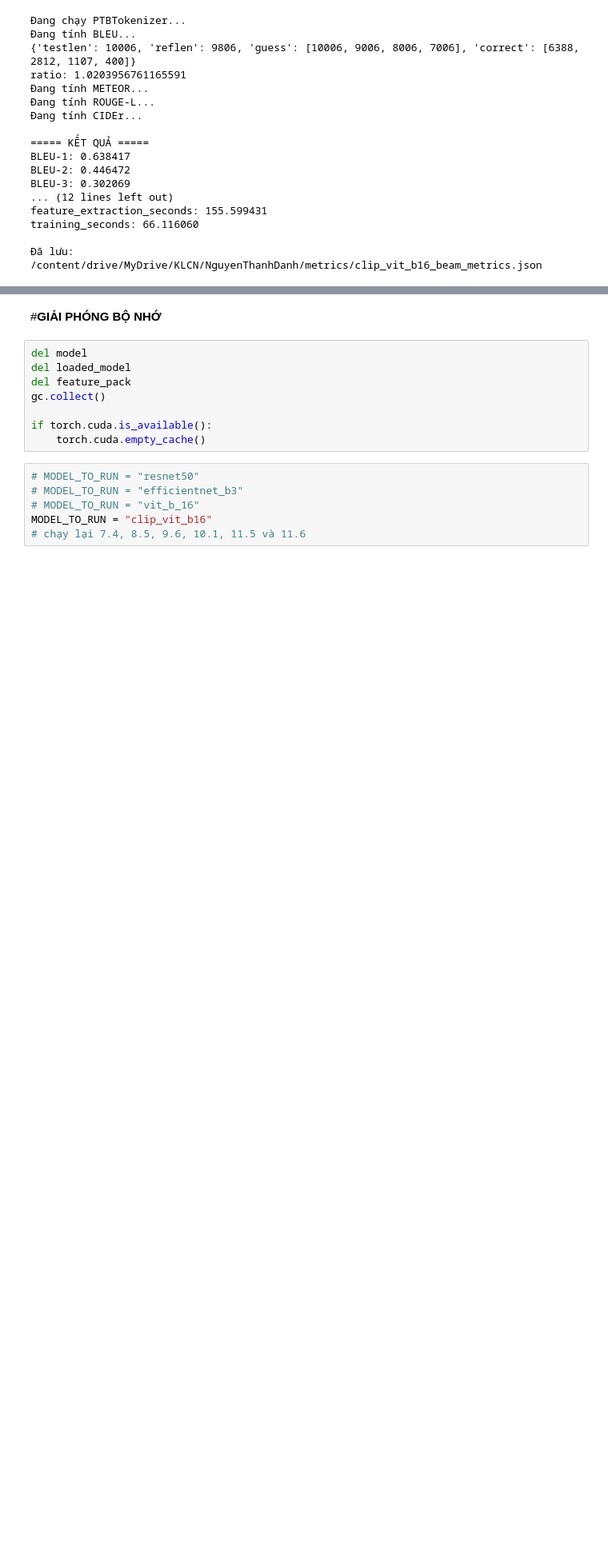
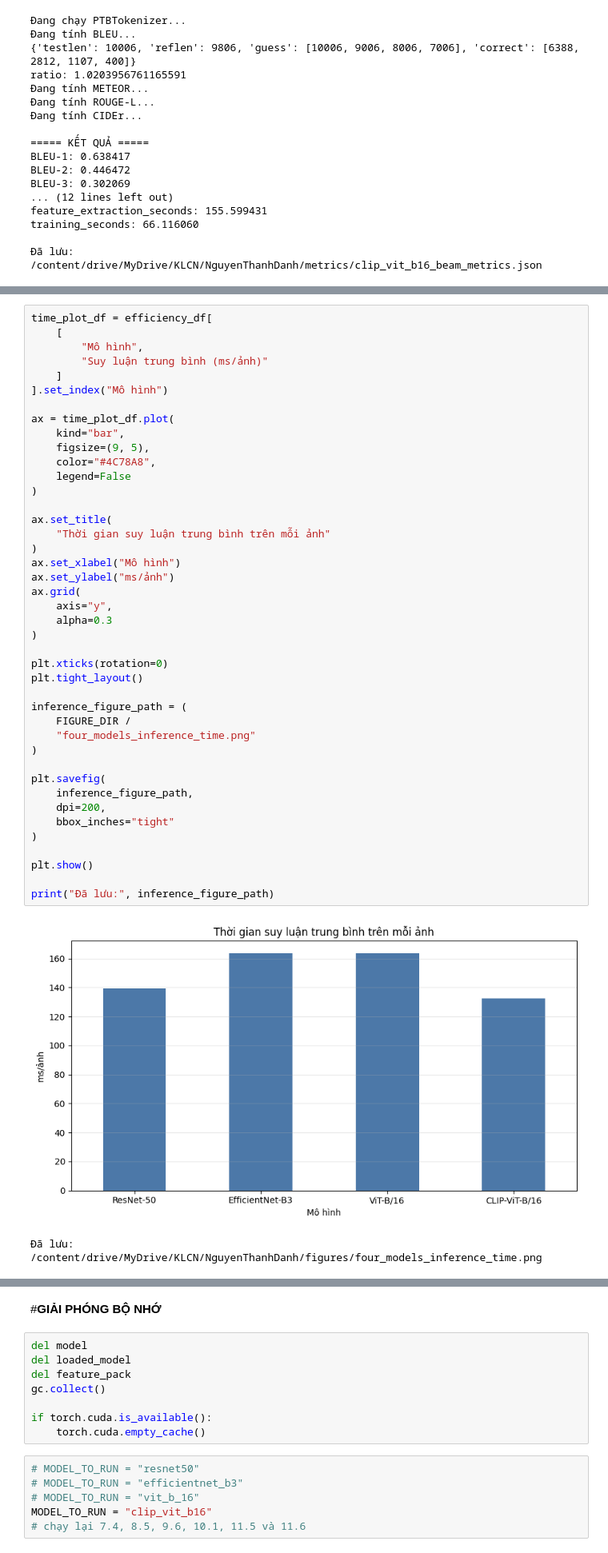
Before and after one commit to danhhuit/image-captioning-distillation, a Jupyter notebook: Tuan02.ipynb, the cells around one changed output, grey strips where cells are left out. Shown at 80% size. Cells and saved outputs as stored; diff of their text form; blank space fills up the shorter version.

```diff
--- a/Tuan02.ipynb
+++ b/Tuan02.ipynb
@@ -2089,0 +3108,45 @@ training_seconds: 66.116060
+# %%
+time_plot_df = efficiency_df[
+    [
+        "Mô hình",
+        "Suy luận trung bình (ms/ảnh)"
+    ]
+].set_index("Mô hình")
+
+ax = time_plot_df.plot(
+    kind="bar",
+    figsize=(9, 5),
+    color="#4C78A8",
+    legend=False
+)
+
+ax.set_title(
+    "Thời gian suy luận trung bình trên mỗi ảnh"
+)
+ax.set_xlabel("Mô hình")
+ax.set_ylabel("ms/ảnh")
+ax.grid(
+    axis="y",
+    alpha=0.3
+)
+
+plt.xticks(rotation=0)
+plt.tight_layout()
+
+inference_figure_path = (
+    FIGURE_DIR /
+    "four_models_inference_time.png"
+)
+
+plt.savefig(
+    inference_figure_path,
+    dpi=200,
+    bbox_inches="tight"
+)
+
+plt.show()
+
+print("Đã lưu:", inference_figure_path)
+# %% [output]
+[figure, added]
+Đã lưu: /content/drive/MyDrive/KLCN/NguyenThanhDanh/figures/four_models_inference_time.png
```
Also changed, not shown: parts of 40 cells of this notebook.
